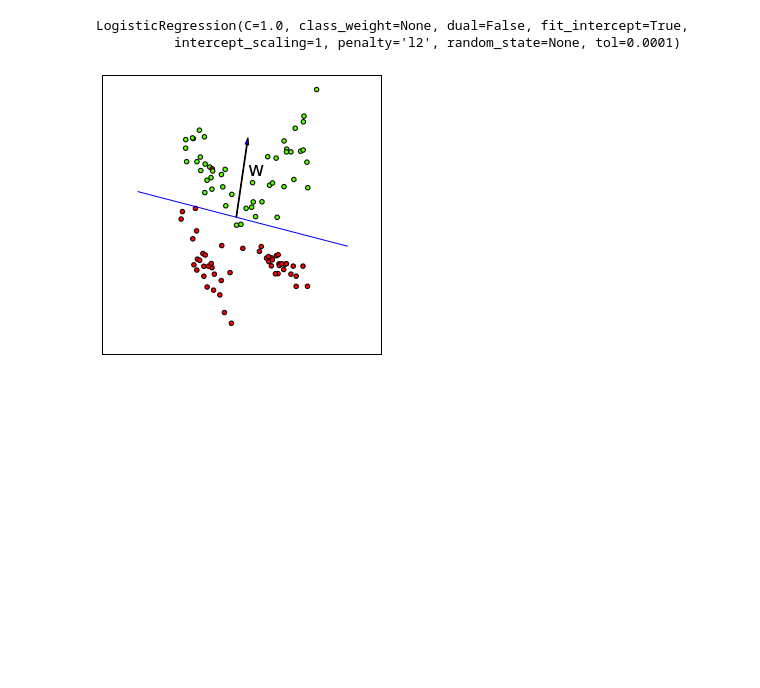
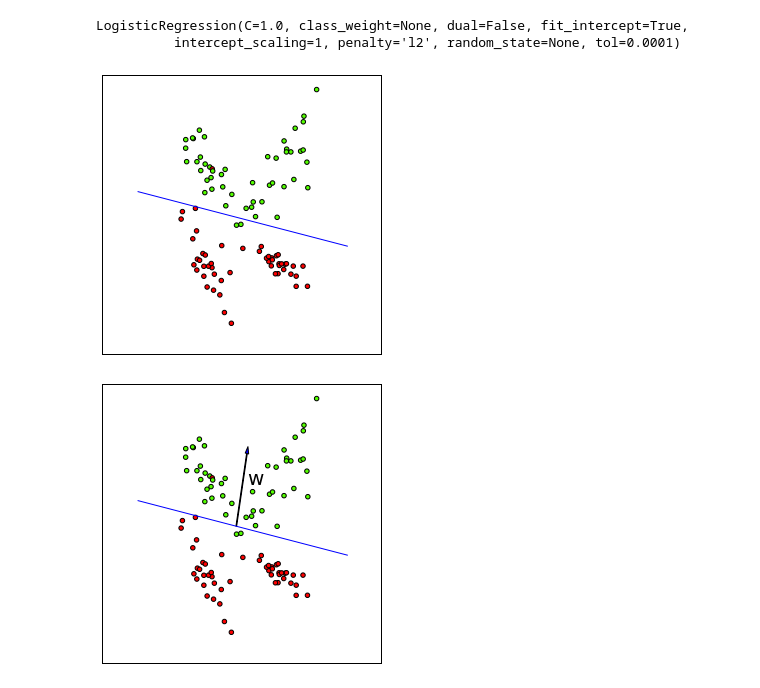
Before and after one commit to temporaer/tutorial_ml_gkbionics, a Jupyter notebook: synthetic logistic regression.ipynb, the cells around one changed output. Saved outputs shown, nothing was run; the diff lists cells and outputs as text; code cells hidden in the pictures; blank space fills up the shorter version.

```diff
--- a/synthetic logistic regression.ipynb
+++ b/synthetic logistic regression.ipynb
@@ -20,6 +20,21 @@ logreg.fit(X, y)
 # %% [output]
 LogisticRegression(C=1.0, class_weight=None, dual=False, fit_intercept=True,
           intercept_scaling=1, penalty='l2', random_state=None, tol=0.0001)
+# %%
+plt.figsize(5, 5)
+w = logreg.coef_.ravel()
+a = -w[0] / w[1]
+xx = np.linspace(-3, 3)
+yy = a * xx - logreg.intercept_ / w[1]
+plt.scatter(X[:, 0], X[:, 1], c=y, cmap=plt.cm.prism)
+plt.plot(xx, yy)
+#plt.xlim(-3, 3)
+#plt.ylim(-3, 3)
+plt.xticks(())
+plt.yticks(())
+plt.savefig("presentation/logreg-pics/synthetic_line.pdf")
+# %% [output]
+[figure, added]
 # %%
 plt.figsize(5, 5)
 w = logreg.coef_.ravel()
```
Also changed, not shown: parts of 1 cell of this notebook, 7 other files.
